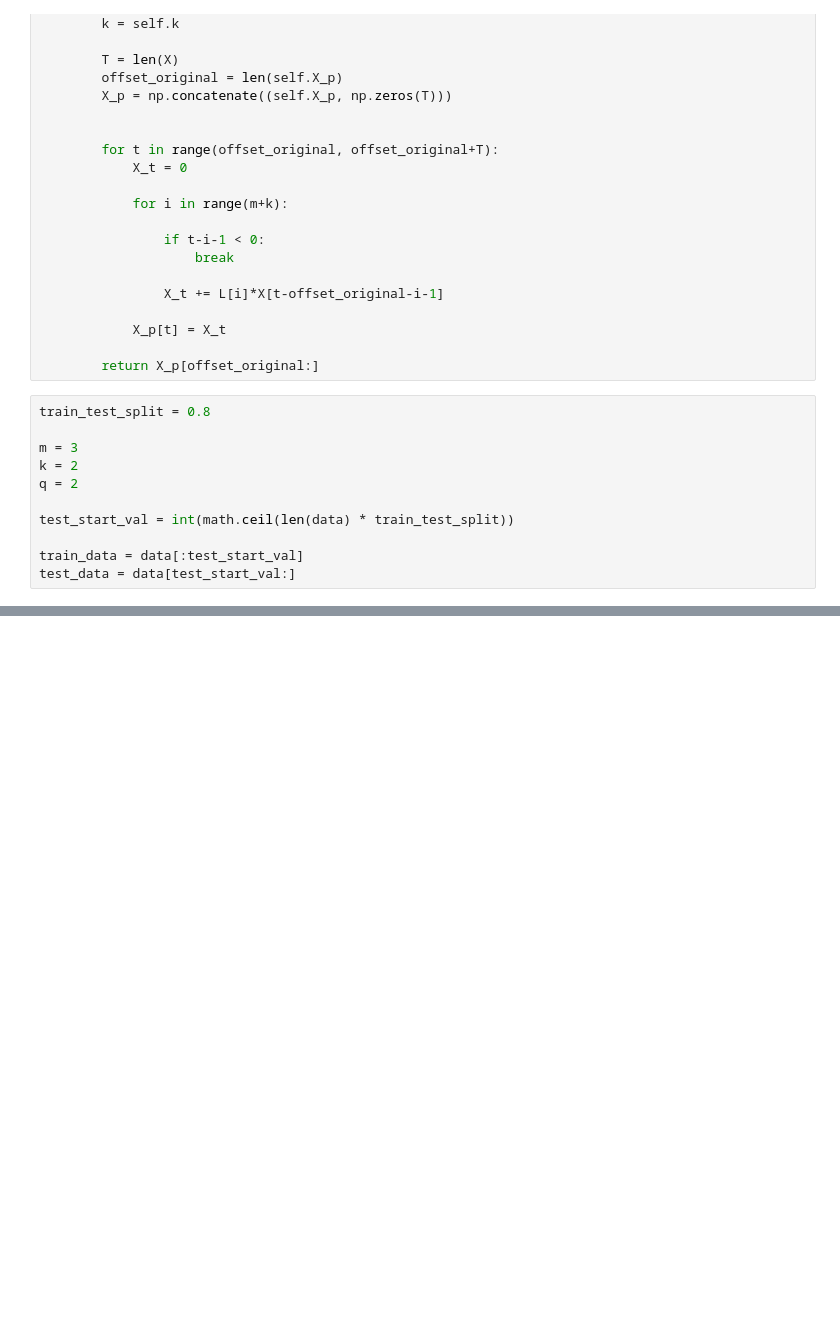
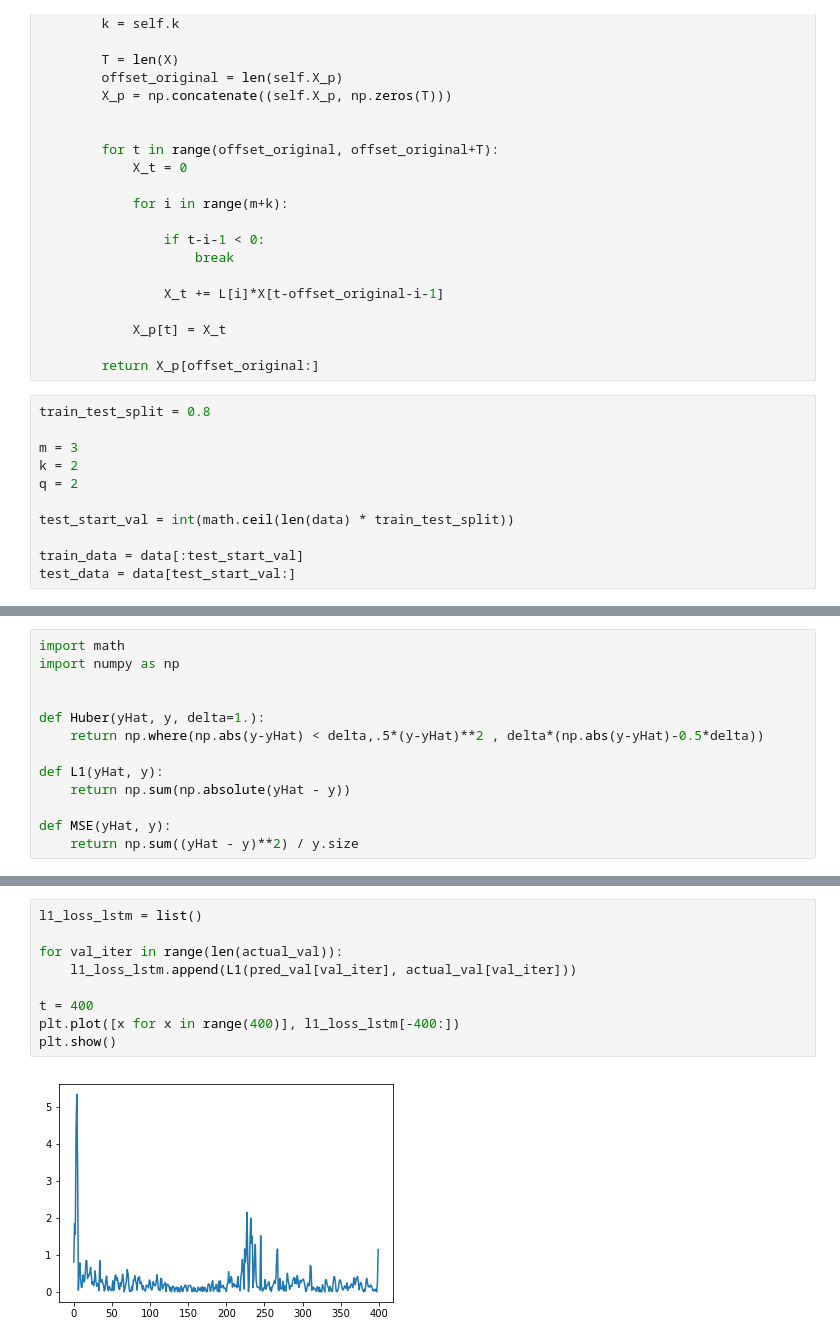
Before and after one commit to karthikpalavalli/Online-Models-for-Time-Series, a Jupyter notebook: ARMA-COMBINED.ipynb, the cells around one changed output, grey strips where cells are left out. Cells and saved outputs as stored; diff of their text form; blank space fills up the shorter version.

```diff
--- a/ARMA-COMBINED.ipynb
+++ b/ARMA-COMBINED.ipynb
@@ -264,0 +284,13 @@ test_data.shape[0]
+# %%
+import math
+import numpy as np
+
+
+def Huber(yHat, y, delta=1.):
+    return np.where(np.abs(y-yHat) < delta,.5*(y-yHat)**2 , delta*(np.abs(y-yHat)-0.5*delta))
+
+def L1(yHat, y):
+    return np.sum(np.absolute(yHat - y))
+
+def MSE(yHat, y):
+    return np.sum((yHat - y)**2) / y.size
@@ -264,0 +310,11 @@ test_data.shape[0]
+# %%
+l1_loss_lstm = list()
+
+for val_iter in range(len(actual_val)):
+    l1_loss_lstm.append(L1(pred_val[val_iter], actual_val[val_iter]))
+
+t = 400
+plt.plot([x for x in range(400)], l1_loss_lstm[-400:])
+plt.show()
+# %% [output]
+[figure, added]
```
Also changed, not shown: parts of 27 cells of this notebook, 1 other file.
